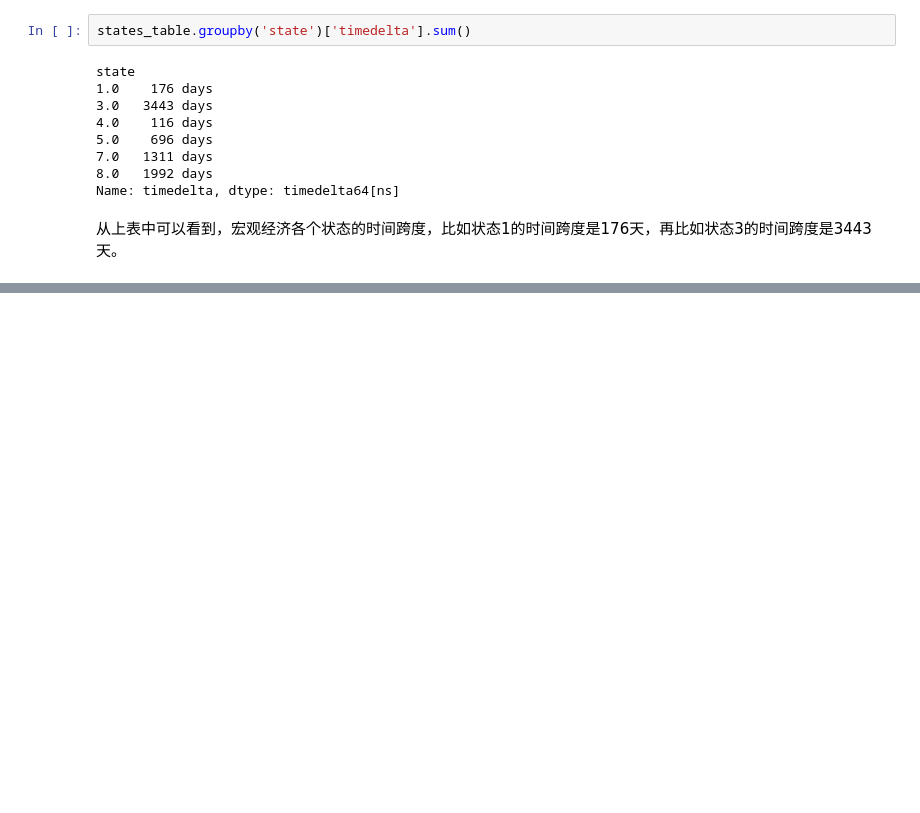
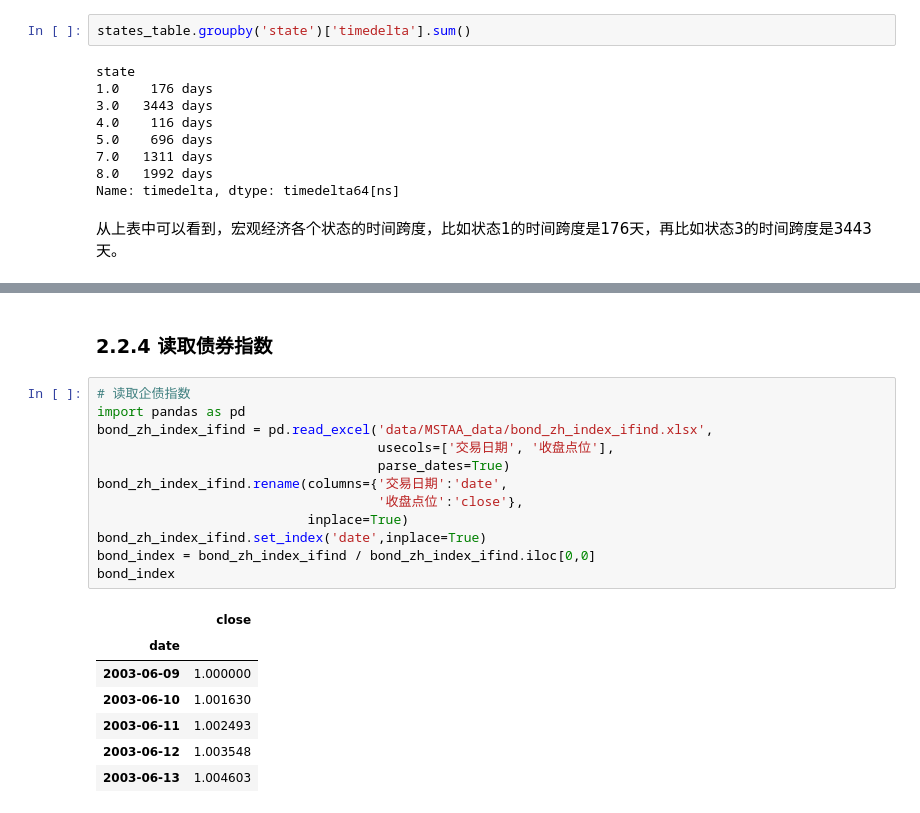
Before and after one commit to ibestrace/folio, a Jupyter notebook: Macro_Strategy_TAA.ipynb, the cells around one changed output, grey strips where cells are left out. Drawn from its saved outputs; the diff is of its cells as text; blank space fills up the shorter version.

```diff
--- a/Macro_Strategy_TAA.ipynb
+++ b/Macro_Strategy_TAA.ipynb
@@ -473,0 +518,22 @@ Name: timedelta, dtype: timedelta64[ns]
+# %% [markdown]
+### 2.2.4 读取债券指数
+# %%
+# 读取企债指数
+import pandas as pd
+bond_zh_index_ifind = pd.read_excel('data/MSTAA_data/bond_zh_index_ifind.xlsx',
+                                    usecols=['交易日期', '收盘点位'],
+                                    parse_dates=True)
+bond_zh_index_ifind.rename(columns={'交易日期':'date',
+                                    '收盘点位':'close'},
+                           inplace=True)
+bond_zh_index_ifind.set_index('date',inplace=True)
+bond_index = bond_zh_index_ifind / bond_zh_index_ifind.iloc[0,0]
+bond_index
+# %% [output]
+|  | close |
+| date |  |
+| 2003-06-09 | 1.000000 |
+| 2003-06-10 | 1.001630 |
+| 2003-06-11 | 1.002493 |
+| 2003-06-12 | 1.003548 |
+| 2003-06-13 | 1.004603 |
```
Also changed, not shown: parts of 14 cells of this notebook, 2 other files.
